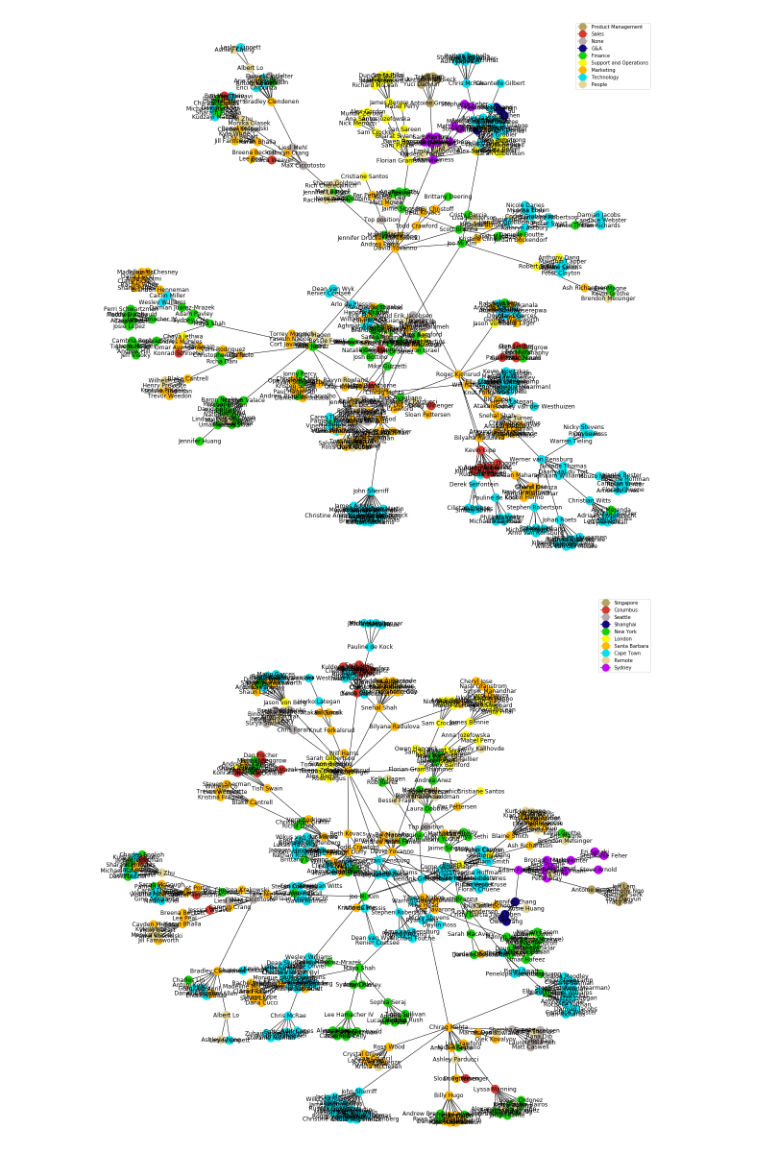
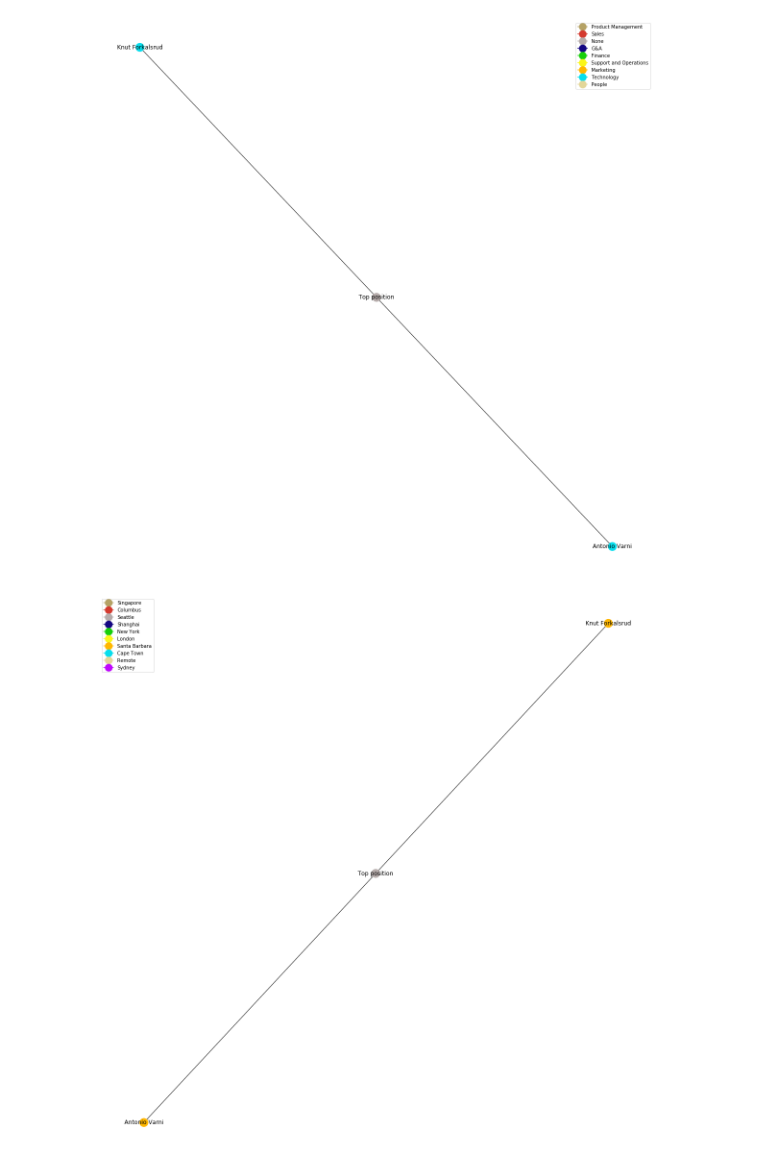
Before and after one commit to Peter-32/employee_network_plot, a Jupyter notebook: notebooks/main/Day2v2.scratch.ipynb, the cells around one changed output. Saved outputs shown, nothing was run; the diff lists cells and outputs as text; code cells hidden in the pictures.

```diff
--- a/notebooks/main/Day2v2.scratch.ipynb
+++ b/notebooks/main/Day2v2.scratch.ipynb
@@ -1,3 +1,5 @@
+# %%
+year = '2006'
 # %%
 import json
 import networkx as nx
@@ -121,8 +123,7 @@ location_edges = {'Singapore': [],
  'Remote': [],
  'Sydney': []}
 # %%
-year = '2020'
-date = datetime.strptime('{}-01-14'.format(year), '%Y-%m-%d')
+date = datetime.strptime('{}-12-31'.format(year), '%Y-%m-%d')
 
 G = nx.Graph(k=0.8,iterations=50)
 # G=nx.cubical_graph()
@@ -252,10 +253,9 @@ plt.legend(handles=legend_elements, loc='fit')
 
 plt.savefig('department_graph_{}.png'.format(year))
 # %% [output]
-[figure, old version]
+[figure, new version]
 # %%
-year = '2020'
-date = datetime.strptime('{}-01-14'.format(year), '%Y-%m-%d')
+date = datetime.strptime('{}-12-31'.format(year), '%Y-%m-%d')
 
 G = nx.Graph(k=0.8,iterations=50)
 # G=nx.cubical_graph()
@@ -357,31 +357,31 @@ nx.draw(G, with_labels=True, node_color=colors)
 
 from matplotlib.lines import Line2D
 
 legend_elements = [
                    Line2D([0], [0], marker='o', color='#b5a265', label='Singapore',
                           markerfacecolor='#b5a265', markersize=15),
                    Line2D([0], [0], marker='o', color='#d43a2f', label='Columbus',
                           markerfacecolor='#d43a2f', markersize=15),
                    Line2D([0], [0], marker='o', color='#b5abaa', label='Seattle',
                           markerfacecolor='#b5abaa', markersize=15),
                    Line2D([0], [0], marker='o', color='#150782', label='Shanghai',
                           markerfacecolor='#150782', markersize=15),
                    Line2D([0], [0], marker='o', color='#17cf0a', label='New York',
                           markerfacecolor='#17cf0a', markersize=15),
                    Line2D([0], [0], marker='o', color='#faf619', label='London',
                           markerfacecolor='#faf619', markersize=15),
                    Line2D([0], [0], marker='o', color='#ffb700', label='Santa Barbara',
                           markerfacecolor='#ffb700', markersize=15),
                    Line2D([0], [0], marker='o', color='#07deed', label='Cape Town',
                           markerfacecolor='#07deed', markersize=15),
                    Line2D([0], [0], marker='o', color='#e3d698', label='Remote',
                           markerfacecolor='#e3d698', markersize=15),
                    Line2D([0], [0], marker='o', color='#bf08fc', label='Sydney',
                           markerfacecolor='#bf08fc', markersize=15),
                    ]
 plt.legend(handles=legend_elements, loc='fit')
 
 
 plt.savefig('location_graph_{}.png'.format(year))
 # %% [output]
-[figure, old version]
+[figure, new version]
```
Also changed, not shown: 28 other files.
